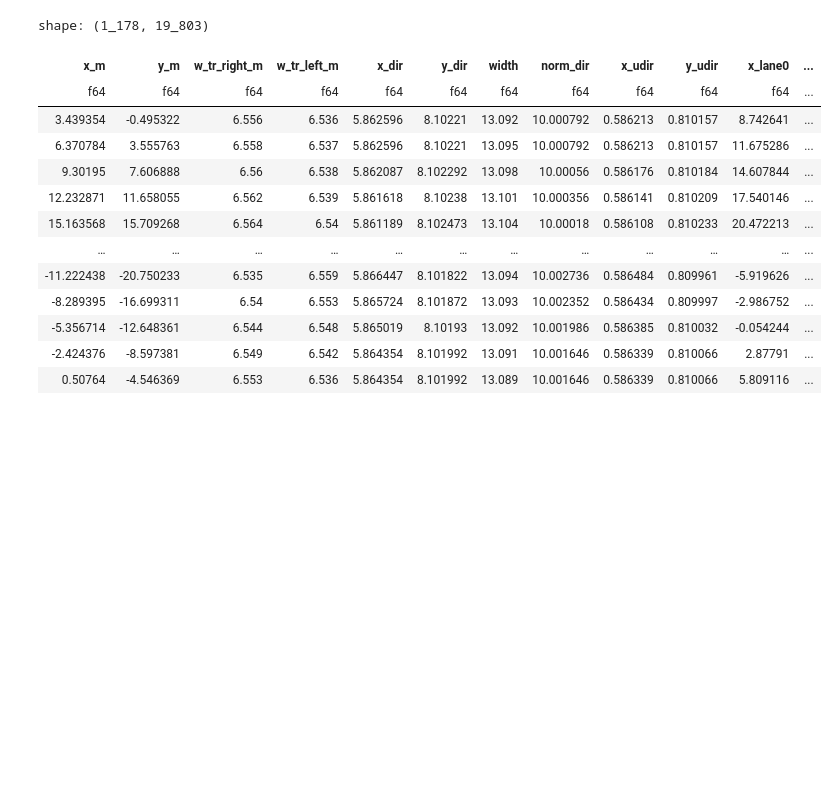
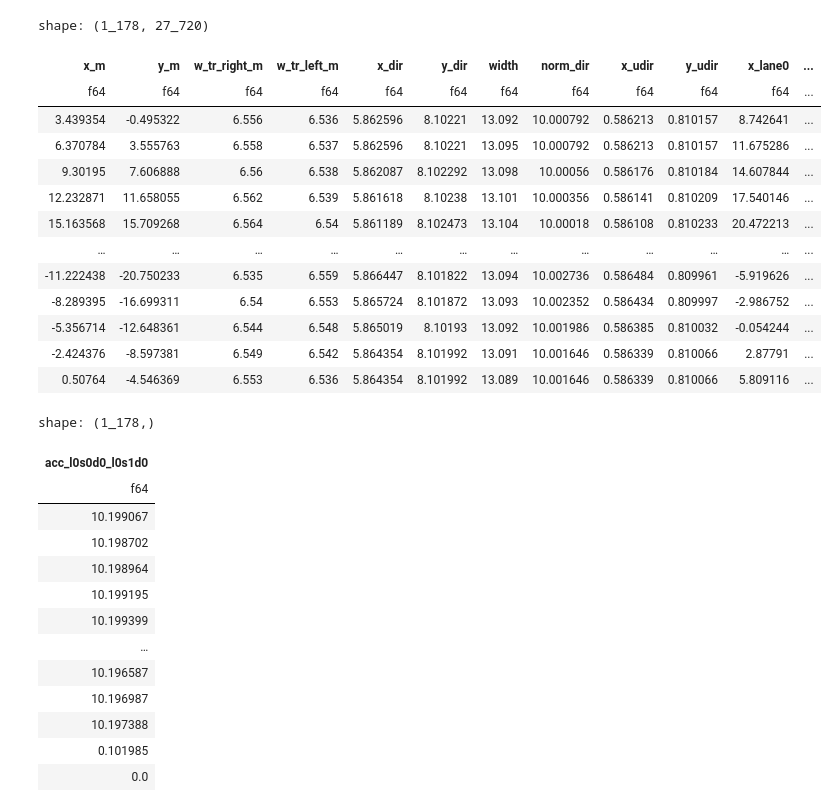
Before and after one commit to Brookminster/Silverstone, a Jupyter notebook: OptimisationData.ipynb, the cells around one changed output. Drawn from its saved outputs; the diff is of its cells as text; code cells hidden in the pictures; blank space fills up the shorter version.

```diff
--- a/OptimisationData.ipynb
+++ b/OptimisationData.ipynb
@@ -35,31 +37,34 @@ shape: (1_178, 32)
 | 0.50764 | -4.546369 | 6.553 | 6.536 | 5.864354 | 8.101992 | 13.089 | 10.001646 | 0.586339 | 0.810066 | 5.809116 | ... |
 # %%
 verbose = False
+#lane transitions
 def l0_range():
     return range(N_LANES)
 def l1_range(index):
     return range(max(0,index-N_LANE_DEVIATION), min(N_LANES,index+N_LANE_DEVIATION+1))
 distance_pairs = [(l0,l1) for l0 in l0_range() for l1 in l1_range(l0)]
-if verbose and False:
+if verbose:
+    print("Distance pairs")
     for (l0,l1) in distance_pairs:
         print(f"{l0} -> {l1}")
-    if verbose:
-        # print("Distance pairs")
-        for (l0,l1) in distance_pairs:
-            print(l0,l1)
 
 def d_range(l0):
      return [index for index in range(N_DIRECTIONS) if (direction_to_lane_change(index) + l0 >= 0 and direction_to_lane_change(index) + l0 < N_LANES)]
-if verbose and False:
+if verbose:
     print("Distance pairs")
-    for l0 in range(N_LANES):
+    for l0 in l0_range():
         for d0 in d_range(l0):
-             print(l0,l0+direction_to_lane_change(d0))
+             print(f"{l0} -> {l0+direction_to_lane_change(d0)}")
 
 def s0_range():
     return range(N_SPEEDS)
 def s1_range(index):
     return range(max(0,index-N_SPEED_DEVIATION), min(N_SPEEDS,index+N_SPEED_DEVIATION+1))
+if verbose:
+    print("Speed pairs")
+    for s0 in s0_range():
+        for s1 in s1_range(s0):
+             print(f"{s0} -> {s1}")
 
 #state*action space
 action_range = [(l0,s0,d0,l0+direction_to_lane_change(d0),s1,d1) for l0 in l0_range() for s0 in s0_range() for d0 in d_range(l0) for s1 in s1_range(s0) for d1 in d_range(l0+direction_to_lane_change(d0)) ]
@@ -67,6 +72,9 @@ if verbose:
     print("state by action space", len(action_range))
     for (l0,s0,d0,l1,s1,d1) in action_range:
         print(f"{l0} {s0} {d0} -> {l1} {s1} {d1}")
+
+def get_index(l0,s0,d0):
+    return l0*N_SPEEDS*N_DIRECTIONS+s0*N_DIRECTIONS+d0
 # %%
 #distance between lanes in subsequent time steps
 def make_lane_distance_columns(l0,l1):
@@ -75,7 +83,7 @@ def make_lane_distance_columns(l0,l1):
     y_col0 = pl.col("y_lane"+str(l0))
     y_col1 = pl.col("y_lane"+str(l1)).shift(-1)
     return ((x_col1-x_col0).pow(2) + (y_col1-y_col0).pow(2)).sqrt().fill_null(strategy="forward").alias(f"d_l{l0}_l{l1}")
-lane_distance_columns = [make_lane_distance_columns(l0,d0) for (l0,d0) in distance_pairs]
+lane_distance_columns = [make_lane_distance_columns(l0,l1) for (l0,l1) in distance_pairs]
 
 #distance between lanes in subsequent time steps
 def make_velocity_change_column(l0,s0,d0,l1,s1,d1):
@@ -89,9 +97,13 @@ def make_velocity_change_column(l0,s0,d0,l1,s1,d1):
     y_col1 = pl.col("y_lane"+str(l1)).shift(-1).fill_null(strategy="forward")
     y_col2 = pl.col("y_lane"+str(l2)).shift(-2).fill_null(strategy="forward")
     d01_col = pl.col(f"d_l{l0}_l{l1}")
-    d12_col = pl.col(f"d_l{l1}_l{l2}")
-    return ((speed0*(x_col2-x_col1)/d12_col - speed1*(x_col1-x_col0)/d01_col).pow(2) +
-            (speed0*(y_col2-y_col1)/d12_col - speed1*(y_col1-y_col0)/d01_col).pow(2)).sqrt().fill_null(pl.lit(0)).alias(f"fc_l{l0}s{s0}d{d0}_l{l1}s{s1}d{d1}")
+    d12_col = pl.col(f"d_l{l1}_l{l2}").shift(-1).fill_null(strategy="forward")
+    # If we want to account for acceleration and breaking separately, we should not bake the speed into this
+    # return ((speed1*(x_col2-x_col1)/d12_col - speed0*(x_col1-x_col0)/d01_col).pow(2) +
+    #         (speed1*(y_col2-y_col1)/d12_col - speed0*(y_col1-y_col0)/d01_col).pow(2)).sqrt().fill_null(pl.lit(0)).alias(f"fc_l{l0}s{s0}d{d0}_l{l1}s{s1}d{d1}")
+    return ((speed0*(x_col2-x_col1)/d12_col - speed0*(x_col1-x_col0)/d01_col).pow(2) +
+            (speed0*(y_col2-y_col1)/d12_col - speed0*(y_col1-y_col0)/d01_col).pow(2)).sqrt().fill_null(pl.lit(0)).alias(f"fc_l{l0}s{s0}d{d0}_l{l1}s{s1}d{d1}")
+
 velocity_change_columns = [make_velocity_change_column(l0,s0,d0,l1,s1,d1) for (l0,s0,d0,l1,s1,d1) in action_range]
 #make name functions for these
 velocity_change_columns_names = [f"fc_l{l0}s{s0}d{d0}_l{l1}s{s1}d{d1}" for (l0,s0,d0,l1,s1,d1) in action_range]
@@ -107,20 +119,22 @@ average_speeds_columns = [make_average_speed(s0,s1) for s0 in s0_range() for s1
 def make_time_costs(l0,l1,s0,s1):
     av_speed = pl.col(f"as_s{s0}_s{s1}")
     d01_col = pl.col(f"d_l{l0}_l{l1}")
-    return pl.when(d01_col == 0).then(MAX_COST_VALUE).otherwise(av_speed/d01_col).alias(f"tc_l{l0}_{l1}_s{s0}_s{s1}")
+    return pl.when(d01_col == 0).then(MAX_COST_VALUE).otherwise(d01_col/av_speed).alias(f"tc_l{l0}_{l1}_s{s0}_s{s1}")
 time_costs_columns = [make_time_costs(l0,l1,s0,s1) for l0 in l0_range() for l1 in l1_range(l0) for s0 in s0_range() for s1 in s1_range(s0)]
 
 def make_acceleration(l0,s0,d0,l1,s1,d1):
     velocity_change = pl.col(f"fc_l{l0}s{s0}d{d0}_l{l1}s{s1}d{d1}")
     time_cost = pl.col(f"tc_l{l0}_{l1}_s{s0}_s{s1}")
     return (velocity_change/time_cost).alias(f"acc_l{l0}s{s0}d{d0}_l{l1}s{s1}d{d1}")
+    #debug
+    #return pl.lit( get_index(l0,s0,d0) + 10000*(get_index(l1,s1,d1)+111) ).alias(f"acc_l{l0}s{s0}d{d0}_l{l1}s{s1}d{d1}")
 acceleration_columns = [make_acceleration(l0,s0,d0,l1,s1,d1) for (l0,s0,d0,l1,s1,d1) in action_range]
 
 opt_ldf = track_df.lazy().with_columns(lane_distance_columns).with_columns(velocity_change_columns).with_columns(average_speeds_columns).with_columns(time_costs_columns).with_columns(acceleration_columns)
 opt_df  = opt_ldf .collect()
 opt_df
 # %% [output]
-shape: (1_178, 19_803)
+shape: (1_178, 27_720)
 | x_m | y_m | w_tr_right_m | w_tr_left_m | x_dir | y_dir | width | norm_dir | x_udir | y_udir | x_lane0 | ... |
 | f64 | f64 | f64 | f64 | f64 | f64 | f64 | f64 | f64 | f64 | f64 | ... |
 | 3.439354 | -0.495322 | 6.556 | 6.536 | 5.862596 | 8.10221 | 13.092 | 10.000792 | 0.586213 | 0.810157 | 8.742641 | ... |
@@ -163,0 +203,18 @@ np.save(Path(FOLDER + f"\\acc_{N_LANES}"), acc_arr)
+# %%
+(l0,s0,d0,l1,s1,d1) =(0, 0, 0, 0, 1, 0)
+opt_df[f"acc_l{l0}s{s0}d{d0}_l{l1}s{s1}d{d1}"]
+# %% [output]
+shape: (1_178,)
+| acc_l0s0d0_l0s1d0 |
+| f64 |
+| 10.199067 |
+| 10.198702 |
+| 10.198964 |
+| 10.199195 |
+| 10.199399 |
+| … |
+| 10.196587 |
+| 10.196987 |
+| 10.197388 |
+| 0.101985 |
+| 0.0 |
```
Also changed, not shown: parts of 4 cells of this notebook, 2 other files.
